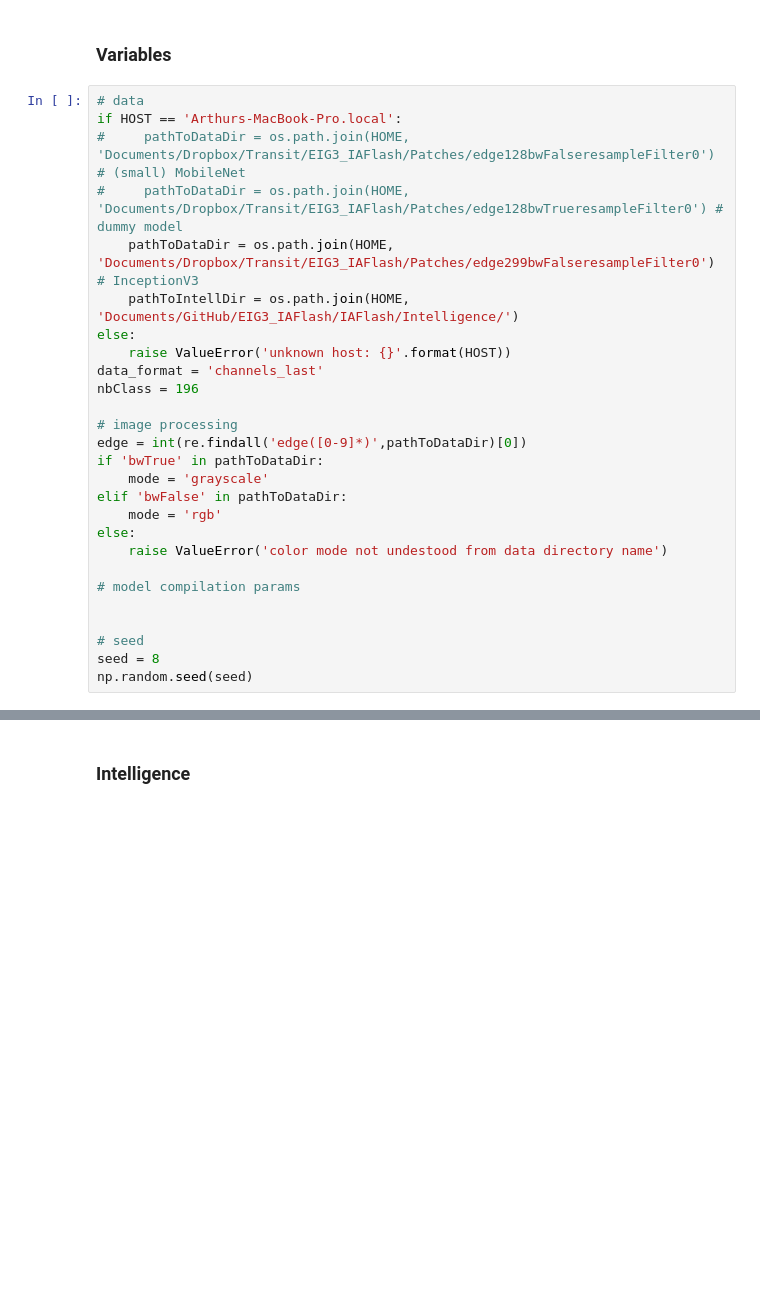
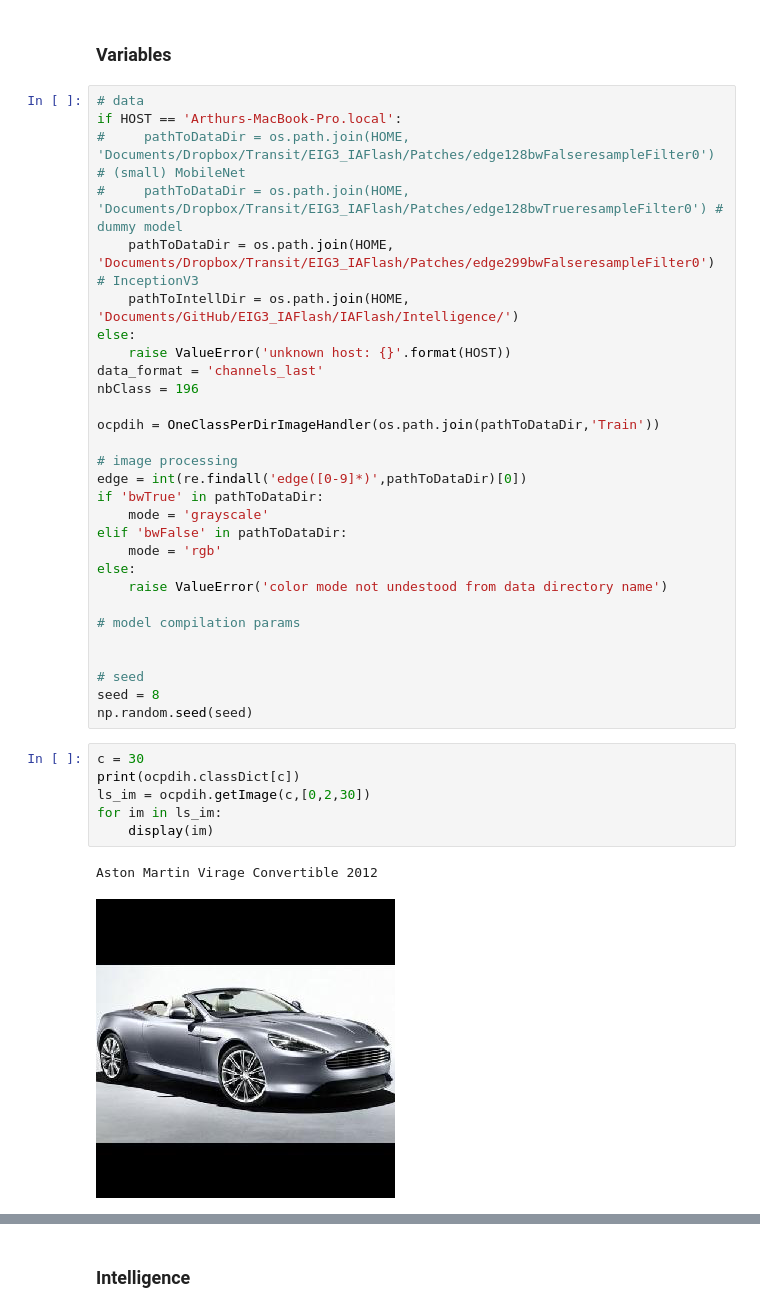
Before and after one commit to 0-tree/EIG3_IAFlash, a Jupyter notebook: IAFlash/exple_clustering.ipynb, the cells around one changed output, grey strips where cells are left out. Saved outputs shown, nothing was run; the diff lists cells and outputs as text; blank space fills up the shorter version.

Commit message:
helper: start helper to handle OneClassPerDir data

```diff
--- a/IAFlash/exple_clustering.ipynb
+++ b/IAFlash/exple_clustering.ipynb
@@ -45,6 +46,8 @@ else:
     raise ValueError('unknown host: {}'.format(HOST))
 data_format = 'channels_last'
 nbClass = 196
+
+ocpdih = OneClassPerDirImageHandler(os.path.join(pathToDataDir,'Train'))
 
 # image processing
 edge = int(re.findall('edge([0-9]*)',pathToDataDir)[0])
@@ -61,3 +64,12 @@ else:
 # seed
 seed = 8
 np.random.seed(seed)
+# %%
+c = 30
+print(ocpdih.classDict[c])
+ls_im = ocpdih.getImage(c,[0,2,30])
+for im in ls_im:
+    display(im)
+# %% [output]
+Aston Martin Virage Convertible 2012
+[figure, added]
```
Also changed, not shown: parts of 2 cells of this notebook, 1 other file.
